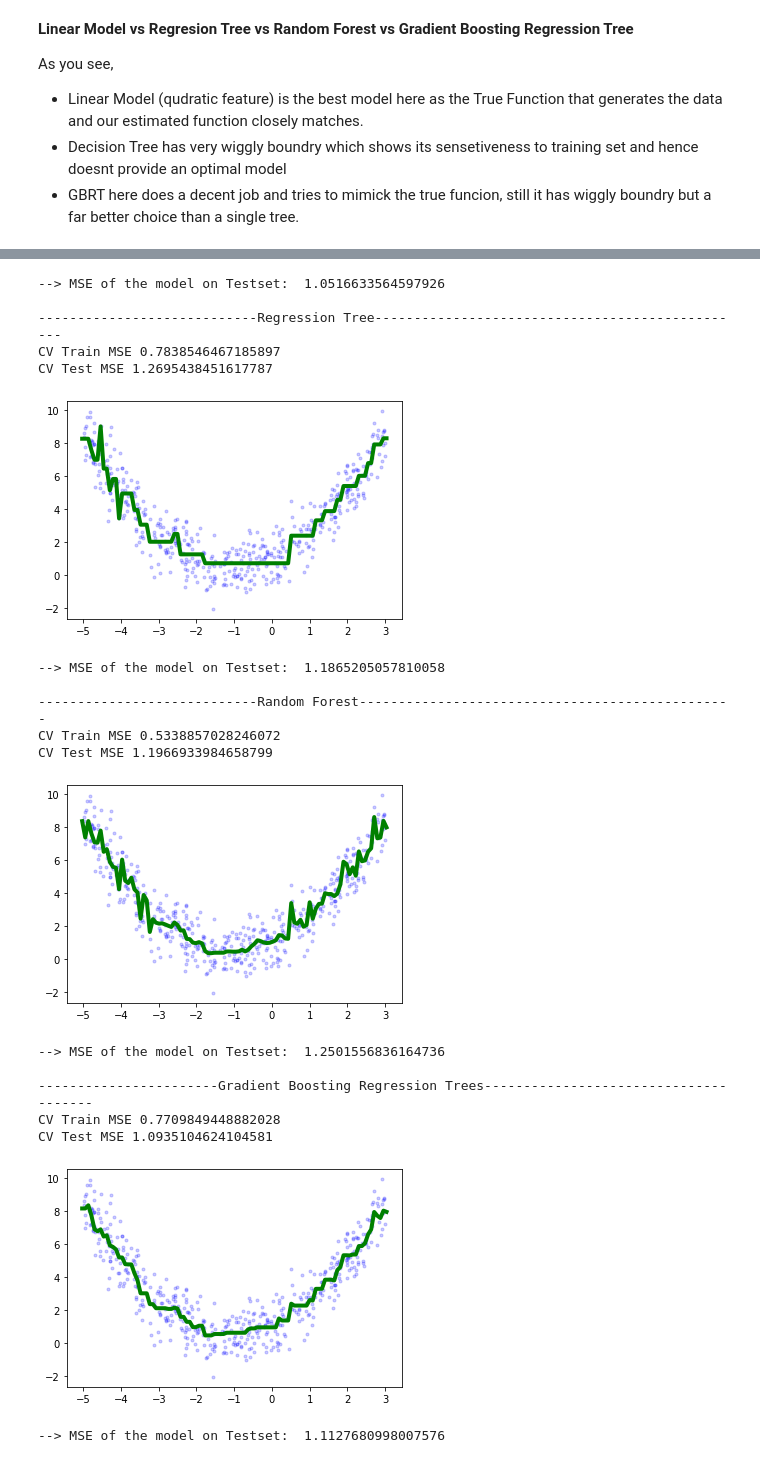
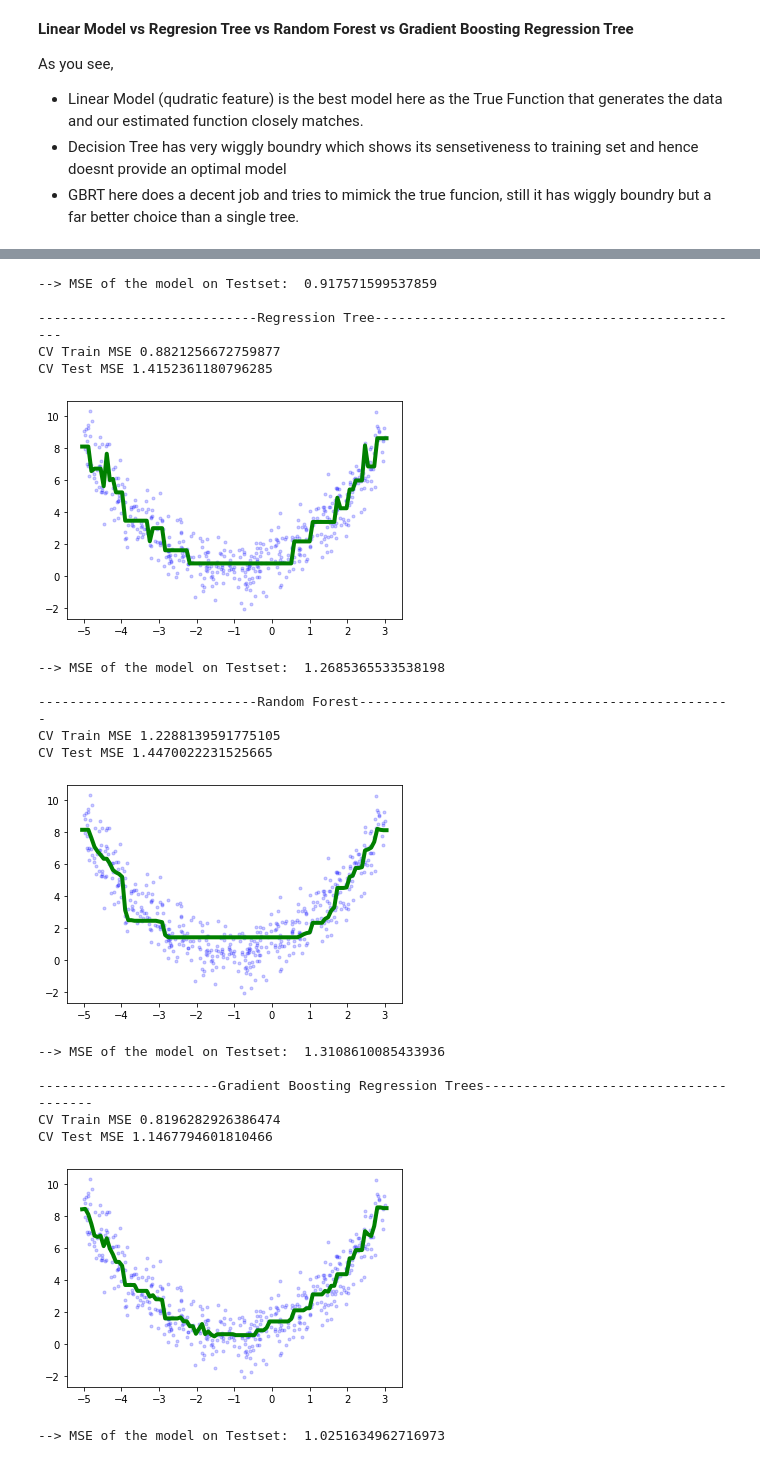
Before and after one commit to viveksolanki216/Learning_Data-Science, a Jupyter notebook: Books-Practical-Codes/Hands-On Machine Learning With Scikit Learn/Chapter 7 Ensamble Learning and Random Forests.ipynb, the cells around one changed output, grey strips where cells are left out. Cells and saved outputs as stored; diff of their text form; code cells hidden in the pictures.

```diff
--- a/Books-Practical-Codes/Hands-On Machine Learning With Scikit Learn/Chapter 7 Ensamble Learning and Random Forests.ipynb
+++ b/Books-Practical-Codes/Hands-On Machine Learning With Scikit Learn/Chapter 7 Ensamble Learning and Random Forests.ipynb
@@ -44,6 +44,8 @@ import matplotlib.pyplot as plt
 from matplotlib.colors import ListedColormap
 cm_bright = ListedColormap(['#FF0000', '#0000FF'])
 cm = plt.cm.RdBu
+!pip install imblearn
+#from imblearn.datasets import make_imbalance
 
 # Function to plot decision boundry, restricted to 2-d plots ie 2 features
 def plot_decision_boundry(model,X):
@@ -61,11 +63,19 @@ def plot_decision_boundry(model,X):
 from sklearn.datasets import make_moons
 # Generating the data
 # Training Set
-X,y = make_moons(n_samples = 500, noise =0.3)
+n = 1000
+X,y = make_moons(n_samples = n, noise =0.3)
 # Test Set
-X_test,y_test = make_moons(n_samples = 1000, noise =.4)
+X_test,y_test = make_moons(n_samples = n, noise =.3)
+
+portions = {0:int(n*.5*.9), 1:int(n*.5*.1)}
+#X, y= make_imbalance(X, y, sampling_strategy=portions, random_state=42)
+#X_test, y_test= make_imbalance(X_test, y_test, sampling_strategy=portions, random_state=42)
 
 plt.scatter(X[:,0],X[:,1],c=y,cmap=cm_bright,
             edgecolor='k')
 plt.show()
+plt.scatter(X_test[:,0],X_test[:,1],c=y_test,cmap=cm_bright,
+            edgecolor='k')
+plt.show()
 # %% [output]
@@ -248,11 +279,13 @@ As you see there is not much performance difference for both RandomForestClassif
 # %%
 from sklearn.ensemble import ExtraTreesClassifier
 
-rnd_clf = RandomForestClassifier(n_estimators = 500, oob_score=True, n_jobs =-1, random_state=30, max_samples=0.99)
+rnd_clf = RandomForestClassifier(n_estimators = 100, min_samples_leaf=5, oob_score=True, n_jobs =-1, random_state=30, max_samples=0.5)
                                 # max_features =sqrt(n_features) default value
 rnd_clf.fit(X,y)
 print('Random Forest CV Accuracy', cross_val_score(rnd_clf, X, y, cv=4, scoring='accuracy').mean())
 print('Random Forest OOB Accuracy',rnd_clf.oob_score_)
+rnd_clf.fit(X,y)
+print('Random Forest Train Accuracy', accuracy_score(rnd_clf.predict(X),y))
 print('Random Forest Test Accuracy', accuracy_score(rnd_clf.predict(X_test),y_test))
 plot_decision_boundry(rnd_clf,X)
 plt.show()
@@ -323,11 +391,13 @@ def generate_quadratic_data(number_of_instances):
     y = 0.5 * X**2  + X + 1 +  np.random.randn(number_of_instances,1) #np.random.uniform(low = -1, high = 1,size = (m,1)
     return(X,y.ravel())
 
-X,y = generate_quadratic_data(500)
-X_test,y_test = generate_quadratic_data(500)
+X,y = generate_quadratic_data(800)
+X_test,y_test = generate_quadratic_data(200)
 
 X_plot = np.linspace(X[:,0].min()-.05,X[:,0].max()+.05,100).reshape(-1,1)
 
+
+plt.plot(X,y, 'r.')
 plt.plot(X_test,y_test, 'b.')
 plt.show()
 # %% [output]
@@ -359,7 +429,7 @@ def trainRegressionTree(model, X, y, X_plot):
     #print('Cross validation Accuracy : ',
     #      cross_val_score(model, X, y, cv=4, scoring='neg_root_mean_squared_error').mean() * -1)
 
-    cv_results = cross_validate(model, X, y, cv=4,
+    cv_results = cross_validate(model, X, y, cv=2,
                 scoring=scoring,return_train_score= True)
     print('CV Train MSE',cv_results['train_score'].mean())
     print('CV Test MSE',cv_results['test_score'].mean())
@@ -514,7 +584,7 @@ print('--> MSE of the model on Testset: ',mean_squared_error(y_test,y_test_pred)
 
 print()
 print('----------------------------Random Forest------------------------------------------------')
-rnd_reg = RandomForestRegressor(n_estimators = 50, max_depth=7, n_jobs =-1, random_state=30, max_samples=0.9)
+rnd_reg = RandomForestRegressor(n_estimators = 50, max_depth=3, n_jobs =-1, random_state=30, max_samples=0.9)
 tree_reg = trainRegressionTree(rnd_reg, X, y, X_plot )
 y_test_pred= rnd_reg.predict(X_test)  # Test data
 print('--> MSE of the model on Testset: ',mean_squared_error(y_test,y_test_pred))
@@ -536,19 +606,19 @@ CV Test MSE 1.008473914513699
---> MSE of the model on Testset:  1.0516633564597926
+--> MSE of the model on Testset:  0.917571599537859
 
 ----------------------------Regression Tree------------------------------------------------
-CV Train MSE 0.7838546467185897
-CV Test MSE 1.2695438451617787
+CV Train MSE 0.8821256672759877
+CV Test MSE 1.4152361180796285
-[figure, old version]
+[figure, new version]
---> MSE of the model on Testset:  1.1865205057810058
+--> MSE of the model on Testset:  1.2685365533538198
 
 ----------------------------Random Forest------------------------------------------------
-CV Train MSE 0.5338857028246072
-CV Test MSE 1.1966933984658799
+CV Train MSE 1.2288139591775105
+CV Test MSE 1.4470022231525665
-[figure, old version]
+[figure, new version]
---> MSE of the model on Testset:  1.2501556836164736
+--> MSE of the model on Testset:  1.3108610085433936
 
 -----------------------Gradient Boosting Regression Trees--------------------------------------
-CV Train MSE 0.7709849448882028
-CV Test MSE 1.0935104624104581
+CV Train MSE 0.8196282926386474
+CV Test MSE 1.1467794601810466
-[figure, old version]
+[figure, new version]
---> MSE of the model on Testset:  1.1127680998007576
+--> MSE of the model on Testset:  1.0251634962716973
```
Also changed, not shown: parts of 8 cells of this notebook, 14 other files.
